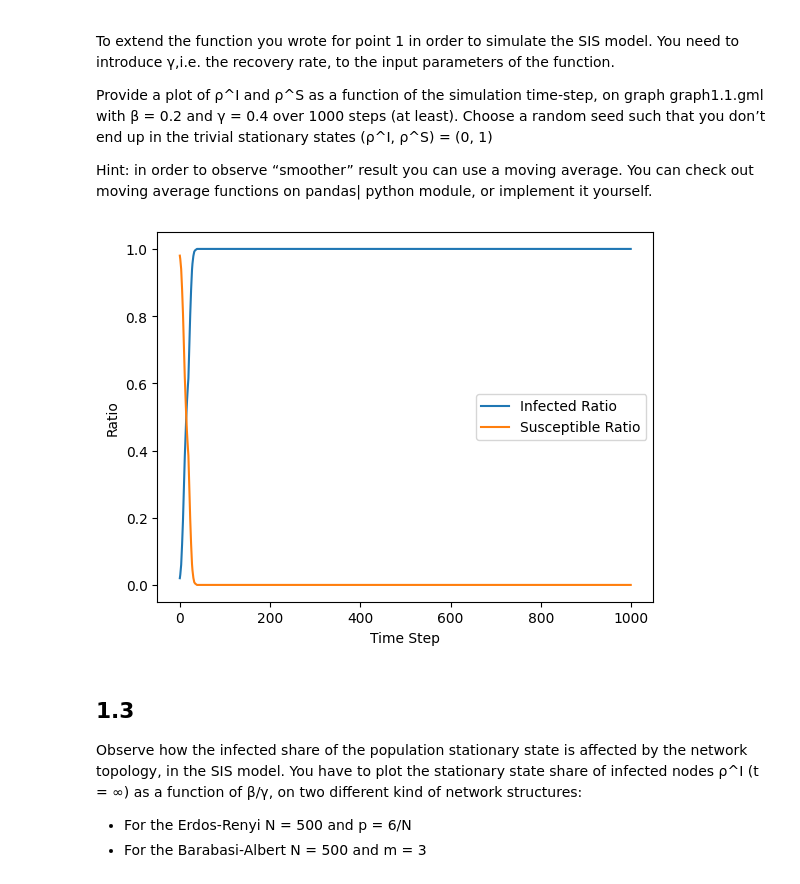
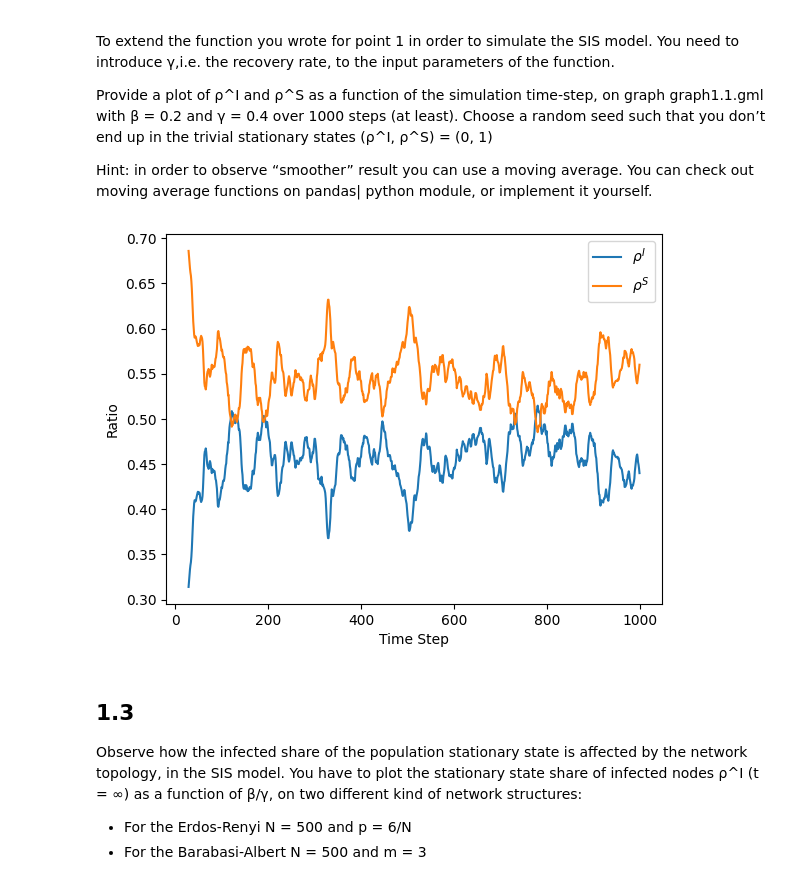
Before and after one commit to HuberNicolas/network-science-uzh, a Jupyter notebook: assignment-4/Assignment_04.ipynb, the cells around one changed output. Drawn from its saved outputs; the diff is of its cells as text; code cells hidden in the pictures.

```diff
--- a/assignment-4/Assignment_04.ipynb
+++ b/assignment-4/Assignment_04.ipynb
@@ -171,90 +171,61 @@ Hint: in order to observe “smoother” result you can use a moving average. Yo
 average functions on pandas| python module, or implement it yourself.
 # %%
 def sis_simulation(graph, beta, gamma, seed_node, max_steps=100):
-    # Set of infected nodes with the seed node
-    infected_nodes = set()
-    infected_nodes.add(seed_node)
+    infected_nodes = {seed_node}
+    nodes = set(graph.nodes)
 
-    nodes = set(graph.nodes) # Set of all nodes in the graph
-    steps = 0
-
-    # Lists to store infected and susceptible ratios at each time step
     infected_ratios = []
     susceptible_ratios = []
 
-    while steps < max_steps:
-        cp_infected_nodes = infected_nodes.copy()
-        susceptible_nodes = nodes - cp_infected_nodes # Identify susceptible nodes by subtracting infected nodes from all nodes
+    for step in range(max_steps):
+        newly_infected = set()
+        newly_recovered = set()
 
-        for node in susceptible_nodes:
-            neighbors = set(graph.neighbors(node)) # Get neighbors of current node
-            infected_neighbors = neighbors & cp_infected_nodes # Get infected neighbors of current node
+        for infected_node in infected_nodes:
+            for neighbor in graph.neighbors(infected_node):
+                if neighbor not in infected_nodes and np.random.uniform(0, 1) < beta:
+                    newly_infected.add(neighbor)
+            if np.random.uniform(0, 1) < gamma:
+                newly_recovered.add(infected_node)
 
-            num_infected_neighbors = len(infected_neighbors)
+        infected_nodes.update(newly_infected)
+        infected_nodes.difference_update(newly_recovered)
 
-            # Calculate infection and recovery probabilities
-            probability_infection = 1 - (1 - beta) ** num_infected_neighbors
-            probability_recovery = 1 - (1 - gamma) ** num_infected_neighbors
-
-            # Update infection status based on probabilities
-            if node in infected_nodes:
-                if random.uniform(0, 1) < probability_recovery:
-                    infected_nodes.remove(node)
-            else:
-                if random.uniform(0, 1) < probability_infection:
-                    infected_nodes.add(node)
-
-        # Calculate infected and susceptible ratios
         infected_ratio = len(infected_nodes) / len(nodes)
         susceptible_ratio = 1 - infected_ratio
 
-        # Append ratios to the lists
         infected_ratios.append(infected_ratio)
         susceptible_ratios.append(susceptible_ratio)
 
-        steps += 1
-
     return infected_ratios, susceptible_ratios
 
-def moving_average(data, window_size):
-    moving_avg = []
-    window_sum = 0
-
-    for i in range(len(data)):
-        window_sum += data[i]
-
-        if i >= window_size:
-            window_sum -= data[i - window_size]
-
-        moving_avg.append(window_sum / min(i + 1, window_size))
-
-    return moving_avg
-
+def moving_average(lst, window_size):
+    return pd.Series(lst).rolling(window=window_size).mean()
 
 # Example
 graph1_1 = graphs["graph1.1"]
 
 beta = 0.2
 gamma = 0.4
-seed_node = random.choice(list(graph1_1.nodes))
+seed_node = np.random.choice(list(graph1_1.nodes))
 max_steps = 1000
 
 # Run the SIS simulation
 infected_ratios, susceptible_ratios = sis_simulation(graph1_1, beta, gamma, seed_node, max_steps)
 
 # Plot infected and susceptible ratios with moving average
-window_size = 20
+window_size = 30
 infected_ratios_smooth = moving_average(infected_ratios, window_size)
 susceptible_ratios_smooth = moving_average(susceptible_ratios, window_size)
 
-plt.plot(infected_ratios_smooth, label='Infected Ratio')
-plt.plot(susceptible_ratios_smooth, label='Susceptible Ratio')
+plt.plot(infected_ratios_smooth, label=r'$\rho^I$')
+plt.plot(susceptible_ratios_smooth, label=r'$\rho^S$')
 plt.xlabel('Time Step')
 plt.ylabel('Ratio')
 plt.legend()
 plt.show()
 # %% [output]
-[figure, old version]
+[figure, new version]
 # %% [markdown]
 ## 1.3
 Observe how the infected share of the population stationary state is affected by the network topology, in the SIS model. You have to plot the stationary state share of infected nodes ρ^I (t = ∞) as a function of β/γ, on two different kind of network structures:
```
Also changed, not shown: parts of 4 cells of this notebook.
